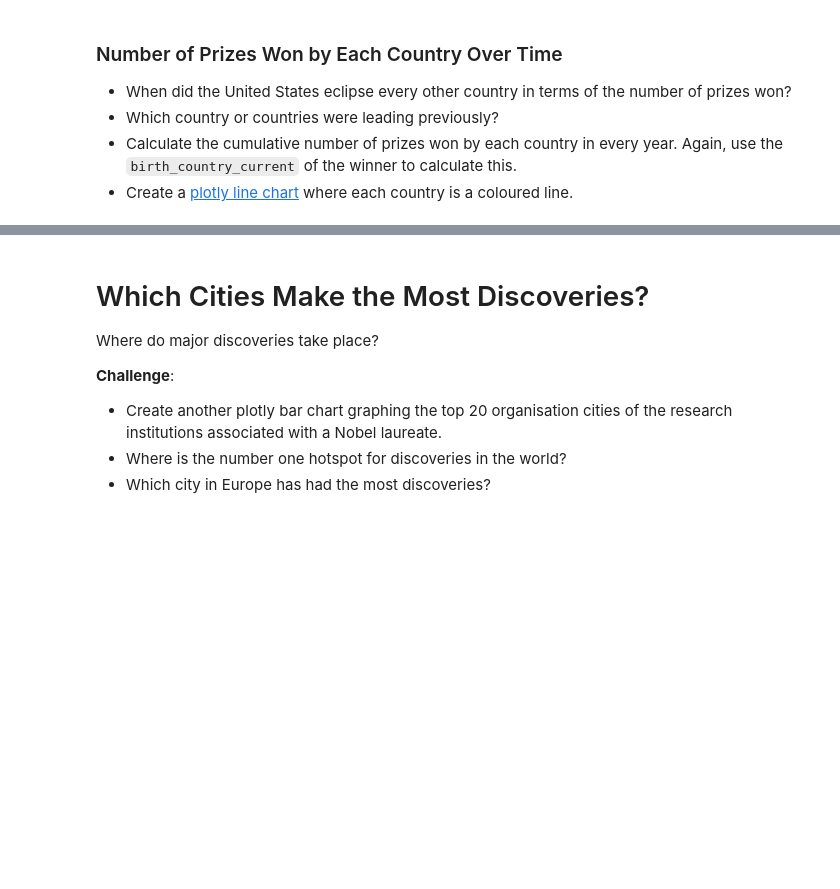
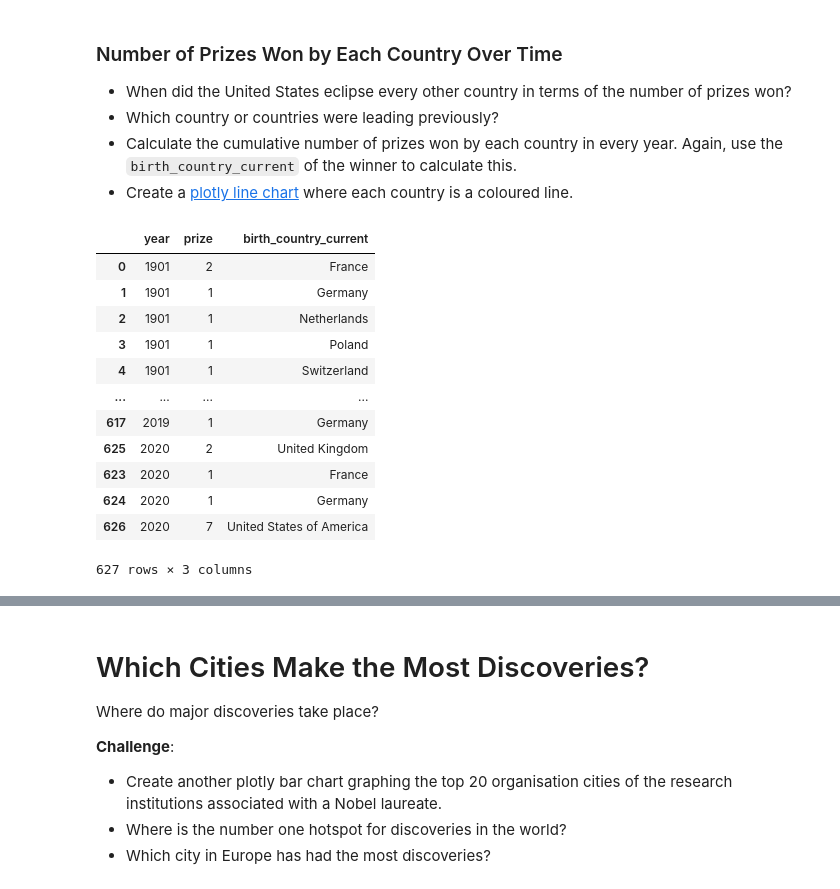
Before and after one commit to Xor01/Analyze-NobelPrize-dataset, a Jupyter notebook: Nobel_Prize_Analysis.ipynb, the cells around one changed output, grey strips where cells are left out. Drawn from its saved outputs; the diff is of its cells as text; code cells hidden in the pictures; blank space fills up the shorter version.

```diff
--- a/Nobel_Prize_Analysis.ipynb
+++ b/Nobel_Prize_Analysis.ipynb
@@ -475,3 +475,21 @@ cat_bar.update_layout(
 * Which country or countries were leading previously?
 * Calculate the cumulative number of prizes won by each country in every year. Again, use the `birth_country_current` of the winner to calculate this.
 * Create a [plotly line chart](https://plotly.com/python/line-charts/) where each country is a coloured line.
+# %%
+prize_by_year = df_data.groupby(['year', 'birth_country_current'], as_index=False).agg({'prize': pd.Series.count})
+# %%
+prize_by_year.sort_values('year')[['year', 'prize', 'birth_country_current']]
+# %% [output]
+|  | year | prize | birth_country_current |
+| 0 | 1901 | 2 | France |
+| 1 | 1901 | 1 | Germany |
+| 2 | 1901 | 1 | Netherlands |
+| 3 | 1901 | 1 | Poland |
+| 4 | 1901 | 1 | Switzerland |
+| ... | ... | ... | ... |
+| 617 | 2019 | 1 | Germany |
+| 625 | 2020 | 2 | United Kingdom |
+| 623 | 2020 | 1 | France |
+| 624 | 2020 | 1 | Germany |
+| 626 | 2020 | 7 | United States of America |
+627 rows × 3 columns
```
Also changed, not shown: parts of 4 cells of this notebook.
